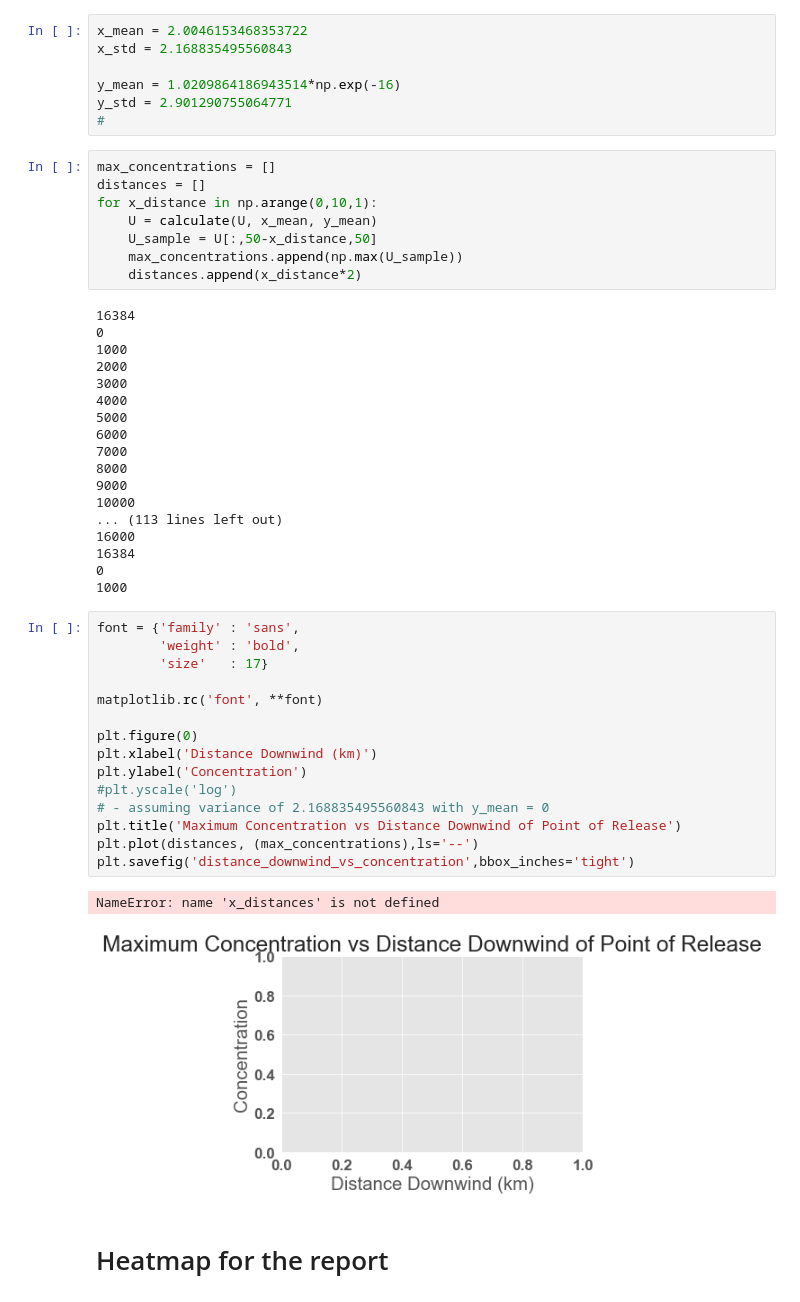
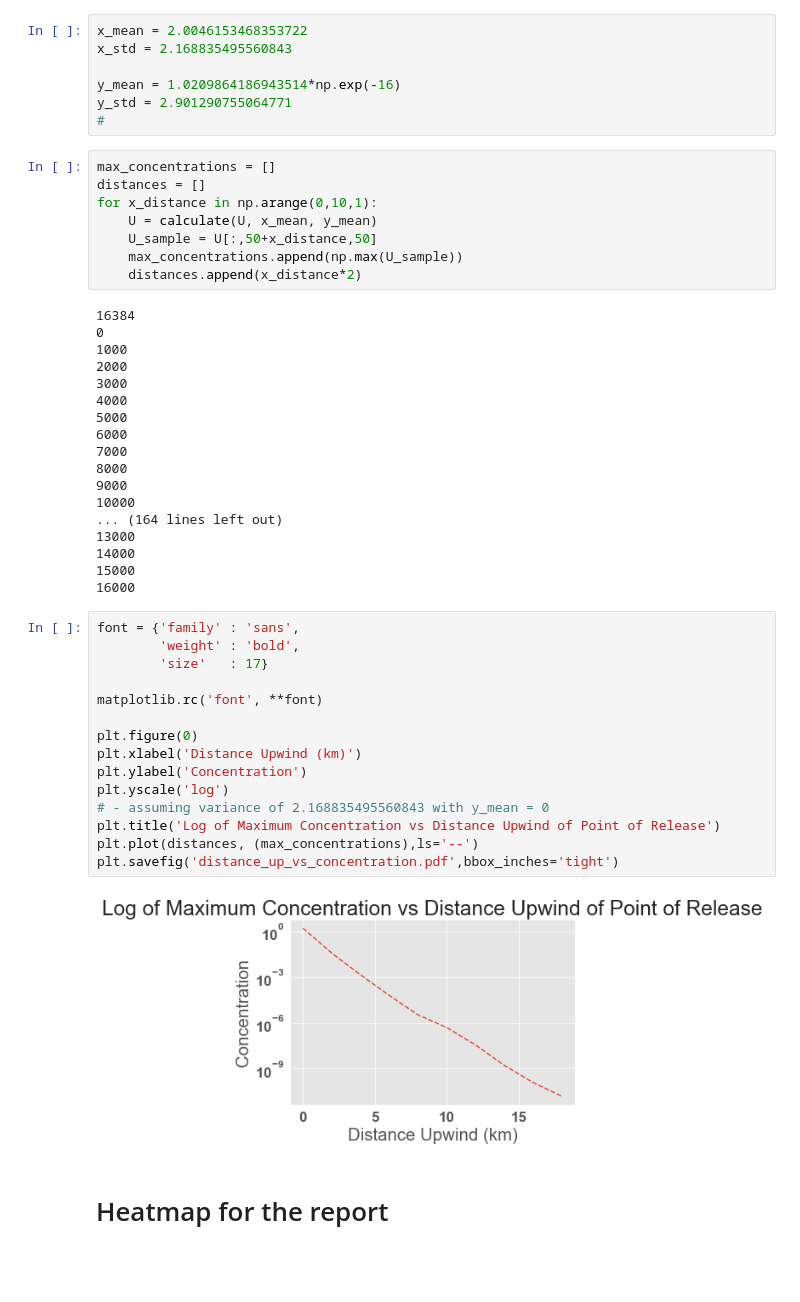
Before and after one commit to ktadgh/Air-Pollution, a Jupyter notebook: Air Polution_normal_wind_speed.ipynb, the cells around one changed output. Saved outputs shown, nothing was run; the diff lists cells and outputs as text; blank space fills up the shorter version.

```diff
--- a/Air Polution_normal_wind_speed.ipynb
+++ b/Air Polution_normal_wind_speed.ipynb
@@ -441,7 +441,7 @@ max_concentrations = []
 distances = []
 for x_distance in np.arange(0,10,1):
     U = calculate(U, x_mean, y_mean)
-    U_sample = U[:,50-x_distance,50]
+    U_sample = U[:,50+x_distance,50]
     max_concentrations.append(np.max(U_sample))
     distances.append(x_distance*2)
 # %% [output]
@@ -457,29 +457,28 @@ for x_distance in np.arange(0,10,1):
 8000
 9000
 10000
-... (113 lines left out)
+... (164 lines left out)
+13000
+14000
+15000
 16000
-16384
-0
-1000
 # %%
 font = {'family' : 'sans',
         'weight' : 'bold',
         'size'   : 17}
 
 matplotlib.rc('font', **font)
 
 plt.figure(0)
-plt.xlabel('Distance Downwind (km)')
+plt.xlabel('Distance Upwind (km)')
 plt.ylabel('Concentration')
-#plt.yscale('log')
+plt.yscale('log')
 # - assuming variance of 2.168835495560843 with y_mean = 0
-plt.title('Maximum Concentration vs Distance Downwind of Point of Release')
+plt.title('Log of Maximum Concentration vs Distance Upwind of Point of Release')
 plt.plot(distances, (max_concentrations),ls='--')
-plt.savefig('distance_downwind_vs_concentration',bbox_inches='tight')
+plt.savefig('distance_up_vs_concentration.pdf',bbox_inches='tight')
 # %% [output]
-NameError: name 'x_distances' is not defined
-[figure, old version]
+[figure, new version]
 # %% [markdown]
 # Heatmap for the report
 # %%
```
Also changed, not shown: parts of 11 cells of this notebook.
